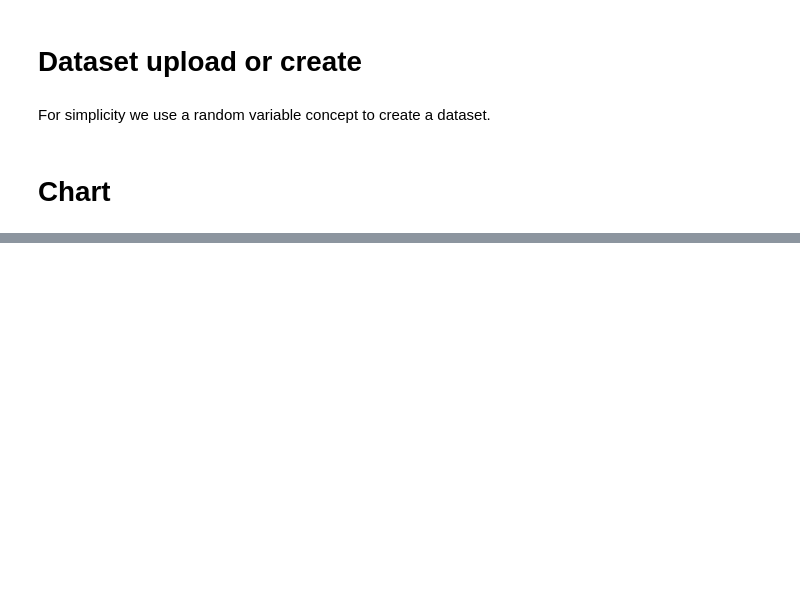
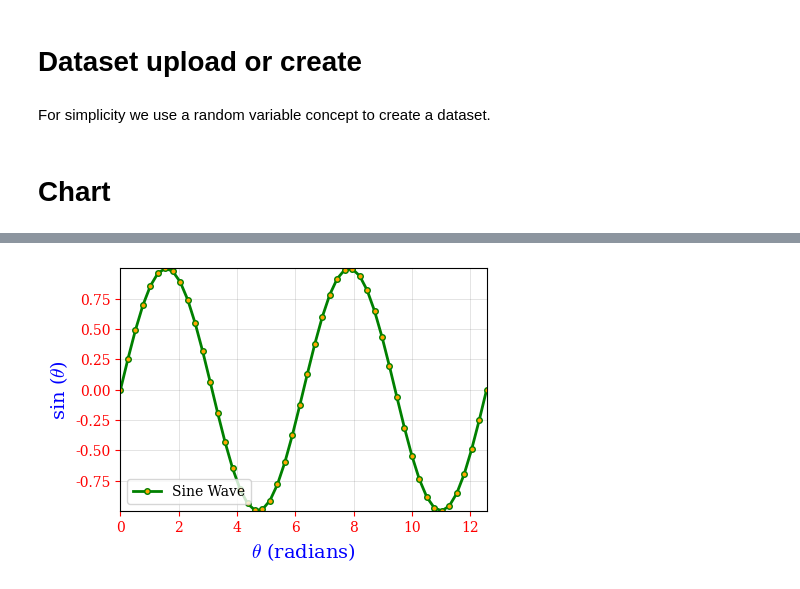
Before and after one commit to Pesquisa-UFCAT/plot_gallery, a Jupyter notebook: line charts/one_line_1.ipynb, the cells around one changed output, grey strips where cells are left out. Saved outputs shown, nothing was run; the diff lists cells and outputs as text; code cells hidden in the pictures; blank space fills up the shorter version.

Commit message:
feat: update new charts and compact format. Closes #2

```diff
--- a/line charts/one_line_1.ipynb
+++ b/line charts/one_line_1.ipynb
@@ -126,0 +28,86 @@ plt.show()
+# %%
+### Figure name and DPI
+dpi = 600                                                   # Change as you wish
+name = 'line_example_axis_limit_sine_wave'           # Change as you wish
+
+### Chart dimensions (in centimeters)
+b_cm = 12                                                   # Change as you wish
+h_cm = 8                                                    # Change as you wish
+inches_to_cm = 1 / 2.54
+b_input = b_cm * inches_to_cm
+h_input = h_cm * inches_to_cm
+
+### Axis and labels (For LateX font format use the dollar sign $)
+label_x = '$\\theta$ (radians)'                             # Change as you wish
+label_y = 'sin ($\\theta$)'                                 # Change as you wish
+size_label = 14                                             # Change as you wish
+color_label = 'blue'                                        # or hexadecimal. Change as you wish
+size_axis = 10                                              # Change as you wish
+color_axis = 'red'                                          # or hexadecimal. Change as you wish
+
+### Line
+size_line = 2                                               # Change as you wish
+style_line = '-'                                            # Change as you wish
+color_line = 'green'                                        # or hexadecimal. Change as you wish
+
+### Marker
+marker = 'o'                                                # Change as you wish
+size_marker = 4                                             # Change as you wish
+color_marker = 'orange'                                     # or hexadecimal. Change as you wish
+color_marker_edge = color_line                              # Change as you wish
+
+### Legend
+labels_legend = 'Sine Wave'                                 # Change as you wish
+size_legend = 10                                            # Change as you wish
+location_legend = 'lower left'                              # Change as you wish - 'best' look up by the best fit
+
+### Grid
+on_or_off = True
+line_width_grid = 0.5                                       # Change as you wish
+alpha_grid = 0.3                                            # Change as you wish
+style_grid = '-'                                            # Change as you wish
+color_grid = 'gray'                                         # or hexadecimal. Change as you wish
+
+### Figure
+fig, ax = plt.subplots(figsize=(b_input, h_input))
+ax.tick_params(axis='both', which='major', labelsize=size_axis, colors=color_axis)
+ax.set_xlabel(label_x, fontsize=size_label, color=color_label)
+ax.set_ylabel(label_y, fontsize=size_label, color=color_label)
+
+# Automatic calculation of axis limits
+x_min = min(data['x'])
+x_max = max(data['x'])
+y_min = min(data['y'])
+y_max = max(data['y'])
+margin_x = 0                                                # Change as you wish
+margin_y = 0                                                # Change as you wish
+ax.set_ylim(bottom=y_min - margin_y, top=y_max + margin_y)
+ax.set_xlim(left=x_min - margin_x, right=x_max + margin_x)
+
+""" or use manual limits:
+leftt = 0.1
+rightt = 0.1
+bottomt = 0.1
+topt = 0.1
+ax.set_ylim(bottom=bottomt, top=topt)
+ax.set_xlim(left=leftt, right=rightt)
+"""
+
+### Title. Do you need a title? Use the cell bellow:
+# ax.set_title('Sine Wave Plot', fontsize=16)
+
+### Config grid
+plt.grid(on_or_off, which='both', linestyle=style_grid, linewidth=line_width_grid, color=color_grid, alpha=alpha_grid)
+
+### Plot data and legend
+ax.plot(data['x'], data['y'],
+         markerfacecolor=color_marker, marker=marker, markersize=size_marker,
+         linewidth=size_line, linestyle=style_line, color=color_line,
+         label=labels_legend)
+ax.legend(fontsize=size_legend, loc=location_legend)
+
+### Save. Do you need save? Use the cell bellow:
+fig.savefig(f'{name}.png', dpi=dpi, bbox_inches='tight')
+plt.show()
+# %% [output]
+[figure, added]
```
Also changed, not shown: parts of 18 cells of this notebook, 24 other files.
